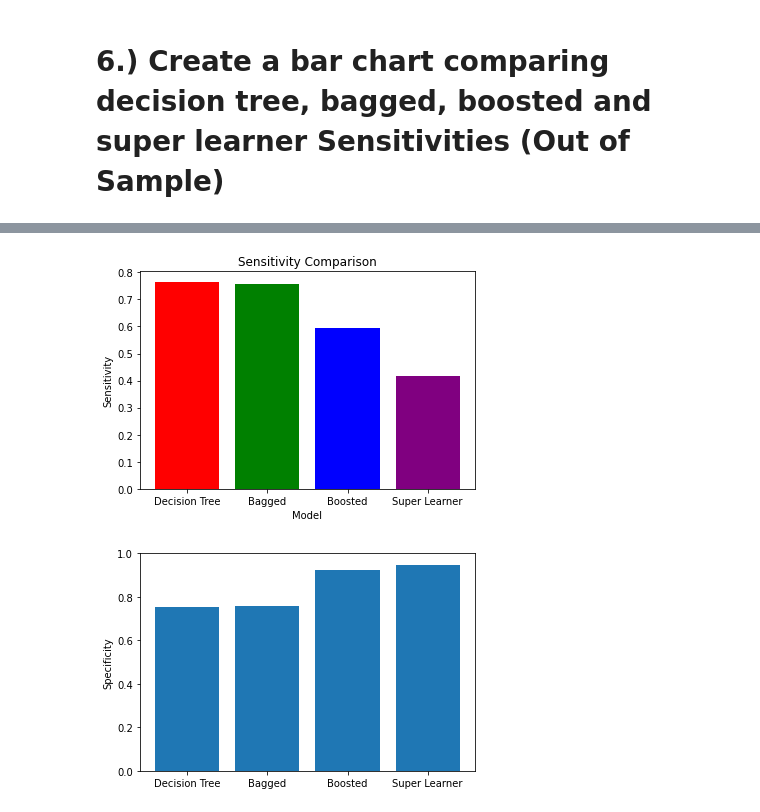
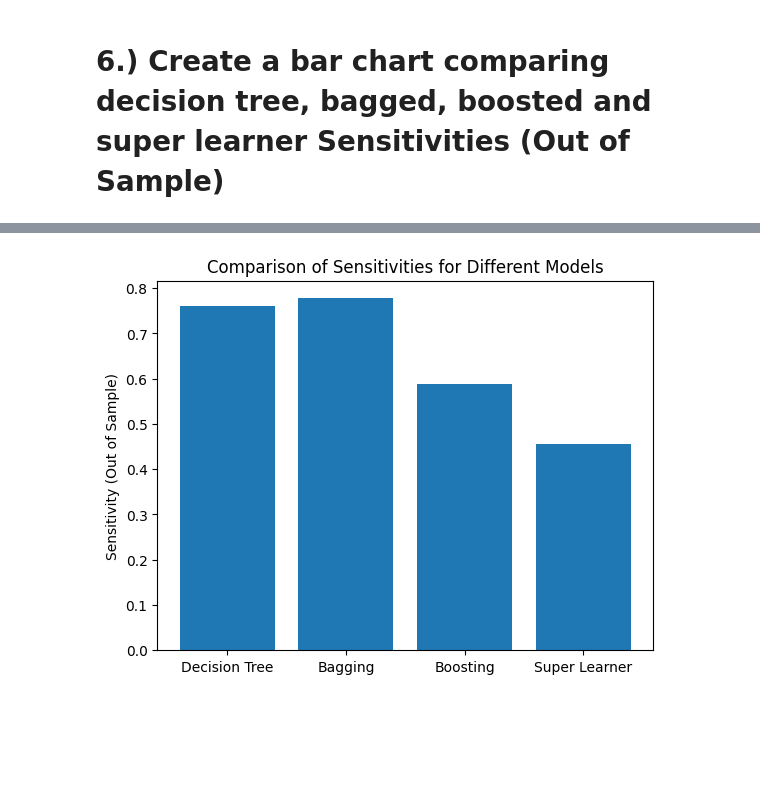
Before and after one commit to Veronicarx77/441B-1, a Jupyter notebook: Week_8_HW.ipynb, the cells around one changed output, grey strips where cells are left out. Saved outputs shown, nothing was run; the diff lists cells and outputs as text; code cells hidden in the pictures; blank space fills up the shorter version.

```diff
--- a/Week_8_HW.ipynb
+++ b/Week_8_HW.ipynb
@@ -279,17 +276,0 @@ SuperLearner(array_check=None, backend=None, folds=10,
-# %%
-from sklearn.metrics import recall_score
-
-sensitivities = [recall_score(y_test, dtree.predict(X_test)),
-                 recall_score(y_test, bagging.predict(X_test)),
-                 recall_score(y_test, adaboost.predict(X_test)),
-                 recall_score(y_test, log_reg.predict(super_learner.predict(X_test)))]
-
-# Plot the bar chart
-models = ['Decision Tree', 'Bagged', 'Boosted', 'Super Learner']
-plt.bar(models, sensitivities, color=['red', 'green', 'blue', 'purple'])
-plt.xlabel('Model')
-plt.ylabel('Sensitivity')
-plt.title('Sensitivity Comparison')
-plt.show()
-# %% [output]
-[figure, removed]
@@ -308,10 +277,20 @@ sl_specificity = confusion_matrix(y_true, y_pred_sl)[0, 0] / \
-# %%
-specificities = [dt_specificity, bag_specificity, boost_specificity, sl_specificity]
-models = ['Decision Tree', 'Bagged', 'Boosted', 'Super Learner']
-
-plt.bar(models, specificities)
-plt.ylim([0, 1]) # Set y-axis limits to 0-1
-plt.ylabel('Specificity')
-plt.show()
-# %% [output]
-[figure, removed]
+# %%
+def sensitivity_score(y_true, y_pred):
+    tn, fp, fn, tp = confusion_matrix(y_true, y_pred).ravel()
+    return tp / (tp + fn)
+# %%
+sensitivities = [sensitivity_score(y_test, y_pred_dt),
+                 sensitivity_score(y_test, y_pred_bag),
+                 sensitivity_score(y_test, y_pred_boost),
+                 sensitivity_score(y_test, y_pred_stk)]
+
+# Create a bar chart
+models = ['Decision Tree', 'Bagging', 'Boosting', 'Super Learner']
+x_pos = np.arange(len(models))
+plt.bar(x_pos, sensitivities)
+plt.xticks(x_pos, models)
+plt.ylabel('Sensitivity (Out of Sample)')
+plt.title('Comparison of Sensitivities for Different Models')
+plt.show()
+# %% [output]
+[figure, added]
```
Also changed, not shown: parts of 25 cells of this notebook.
